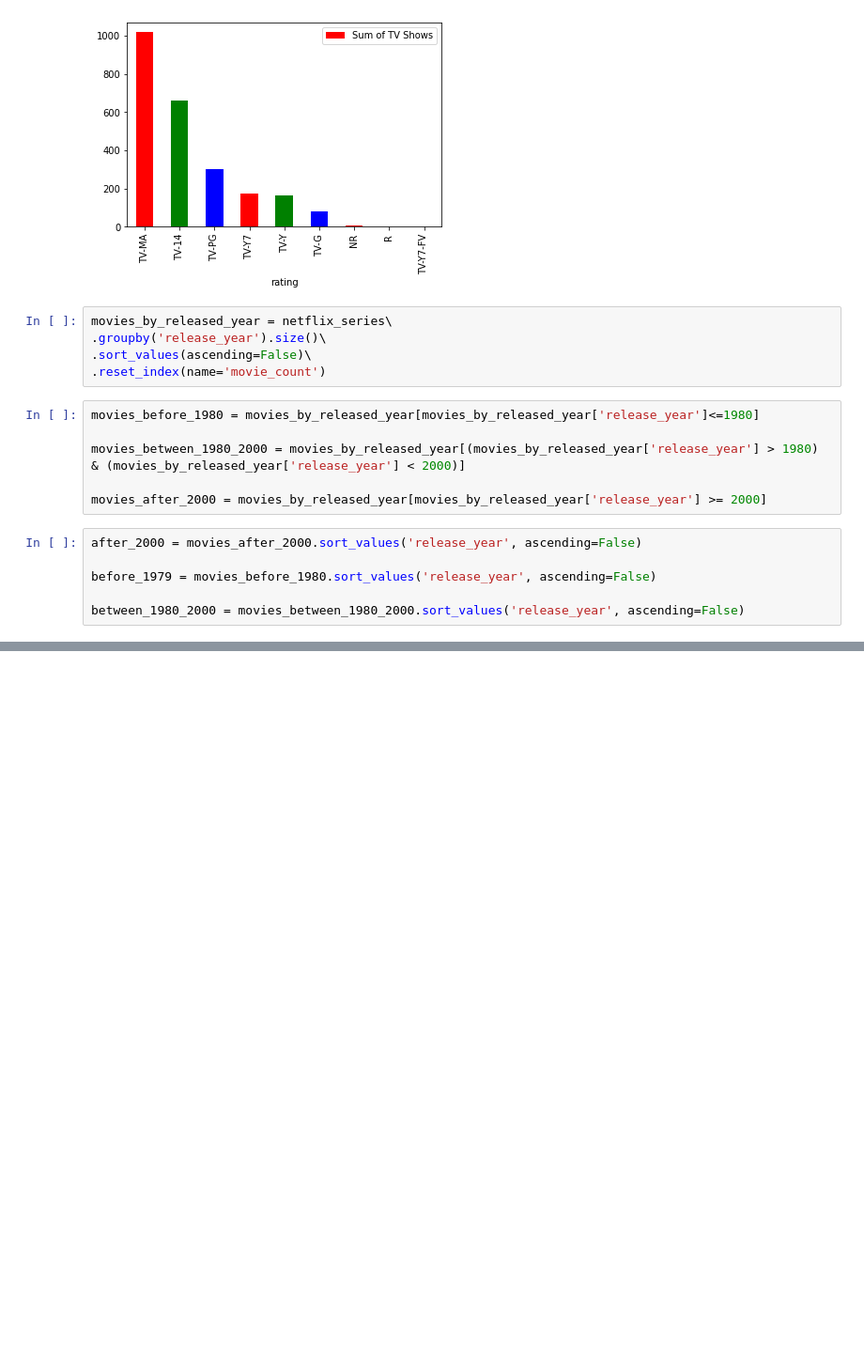
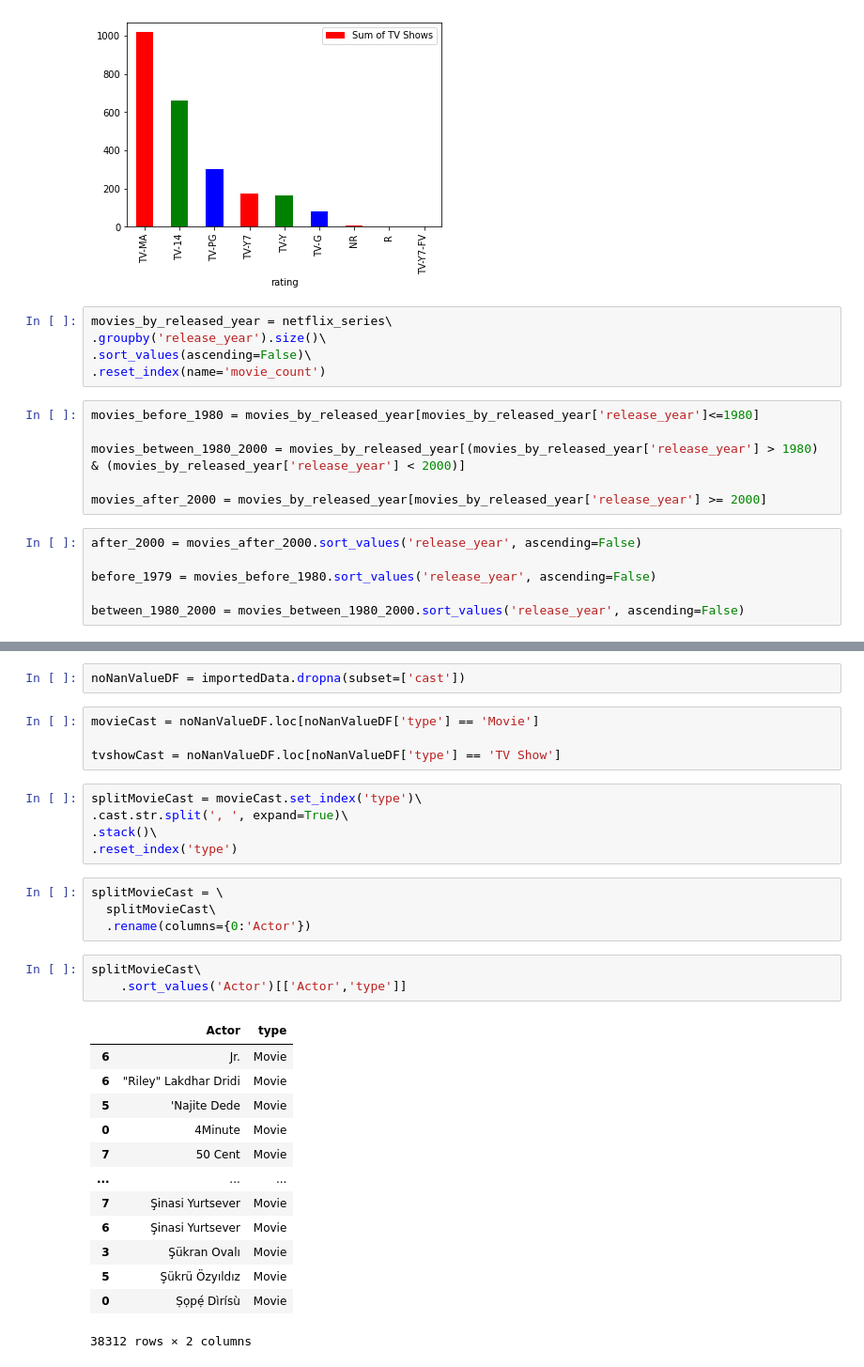
Before and after one commit to cris080488/Applied-Data-Science-IBM, a Jupyter notebook: Data_Analysis_with_python_ENKI.ipynb, the cells around one changed output, grey strips where cells are left out. Shown at 94% size. Drawn from its saved outputs; the diff is of its cells as text; blank space fills up the shorter version.

```diff
--- a/Data_Analysis_with_python_ENKI.ipynb
+++ b/Data_Analysis_with_python_ENKI.ipynb
@@ -184,0 +259,32 @@ plt.show()
+# %%
+noNanValueDF = importedData.dropna(subset=['cast'])
+# %%
+movieCast = noNanValueDF.loc[noNanValueDF['type'] == 'Movie']
+
+tvshowCast = noNanValueDF.loc[noNanValueDF['type'] == 'TV Show']
+# %%
+splitMovieCast = movieCast.set_index('type')\
+.cast.str.split(', ', expand=True)\
+.stack()\
+.reset_index('type')
+# %%
+splitMovieCast = \
+  splitMovieCast\
+  .rename(columns={0:'Actor'})
+# %%
+splitMovieCast\
+    .sort_values('Actor')[['Actor','type']]
+# %% [output]
+|  | Actor | type |
+| 6 | Jr. | Movie |
+| 6 | "Riley" Lakdhar Dridi | Movie |
+| 5 | 'Najite Dede | Movie |
+| 0 | 4Minute | Movie |
+| 7 | 50 Cent | Movie |
+| ... | ... | ... |
+| 7 | Şinasi Yurtsever | Movie |
+| 6 | Şinasi Yurtsever | Movie |
+| 3 | Şükran Ovalı | Movie |
+| 5 | Şükrü Özyıldız | Movie |
+| 0 | Ṣọpẹ́ Dìrísù | Movie |
+38312 rows × 2 columns
```
Also changed, not shown: parts of 16 cells of this notebook.
